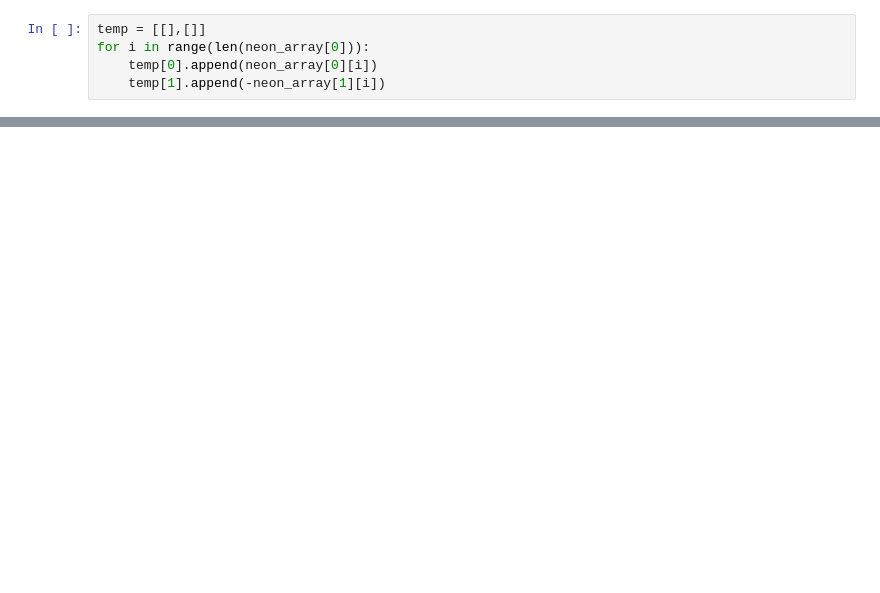
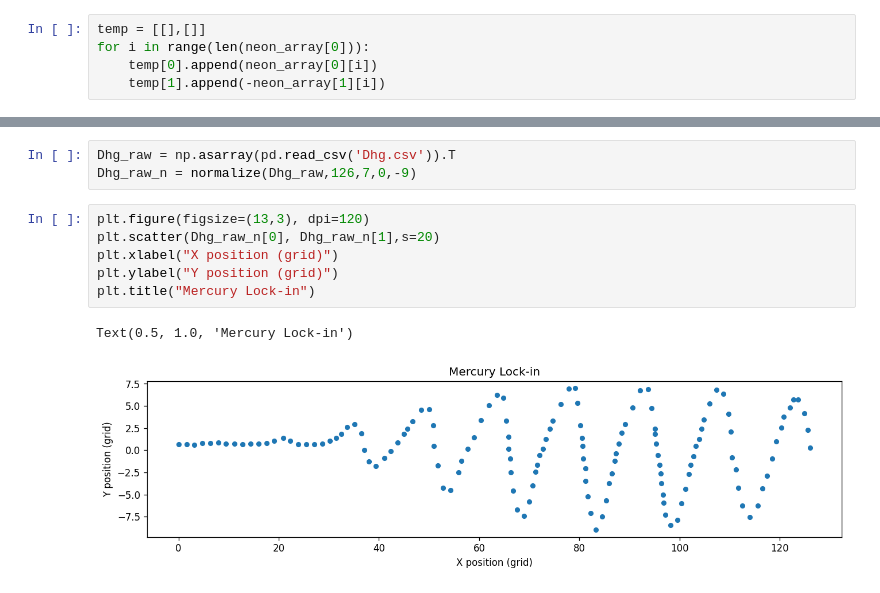
Before and after one commit to alberthu233/Phys432, a Jupyter notebook: FH/FH.ipynb, the cells around one changed output, grey strips where cells are left out. Drawn from its saved outputs; the diff is of its cells as text; blank space fills up the shorter version.

```diff
--- a/FH/FH.ipynb
+++ b/FH/FH.ipynb
@@ -45,0 +112,12 @@ for i in neon_min:
+# %%
+Dhg_raw = np.asarray(pd.read_csv('Dhg.csv')).T
+Dhg_raw_n = normalize(Dhg_raw,126,7,0,-9)
+# %%
+plt.figure(figsize=(13,3), dpi=120)
+plt.scatter(Dhg_raw_n[0], Dhg_raw_n[1],s=20)
+plt.xlabel("X position (grid)")
+plt.ylabel("Y position (grid)")
+plt.title("Mercury Lock-in")
+# %% [output]
+Text(0.5, 1.0, 'Mercury Lock-in')
+[figure, added]
```
Also changed, not shown: parts of 12 cells of this notebook, 2 other files.
